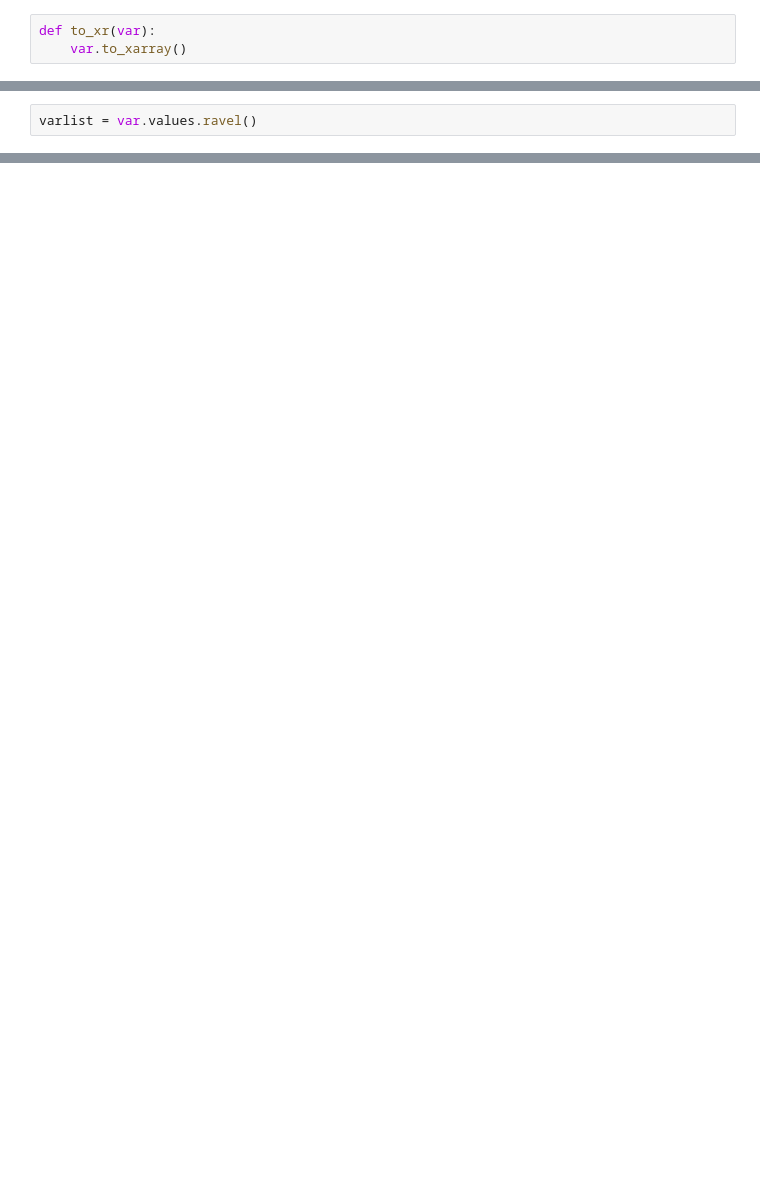
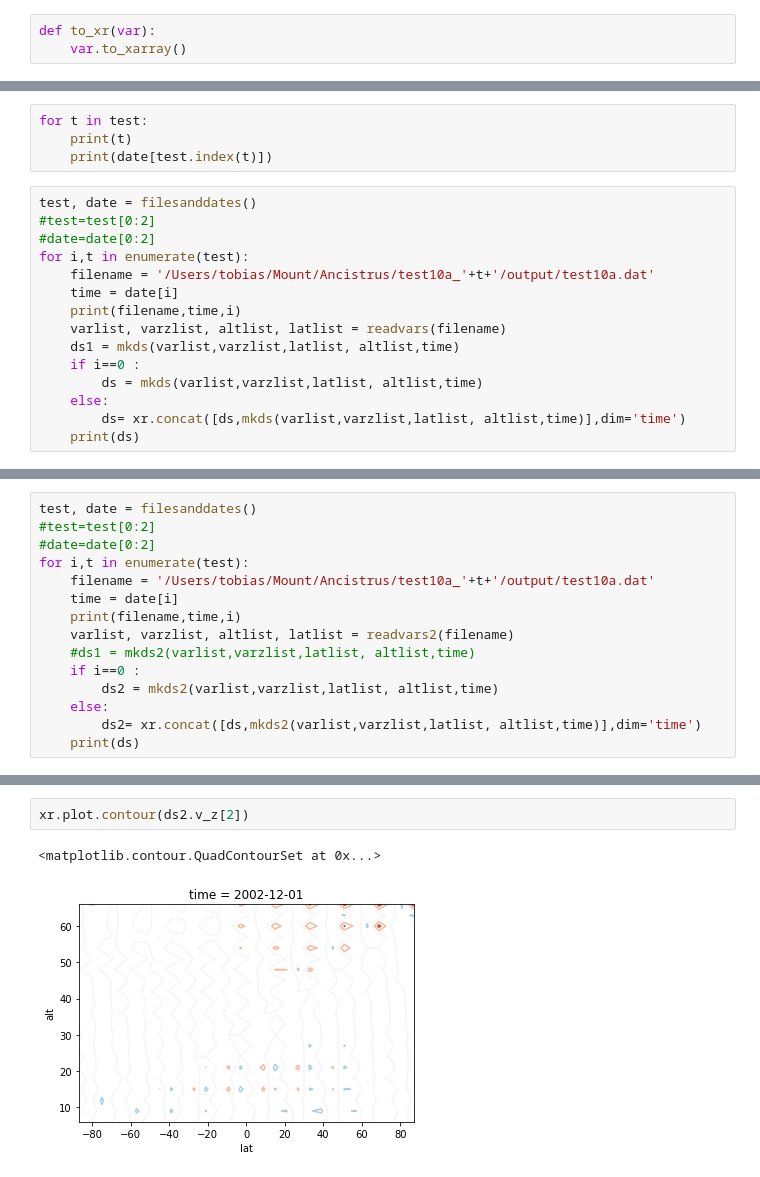
Before and after one commit to imk-toolkit/imk-toolkit, a Jupyter notebook: imktk/imktk/dataarray_methods/ancistrus.ipynb, the cells around one changed output, grey strips where cells are left out. Saved outputs shown, nothing was run; the diff lists cells and outputs as text; blank space fills up the shorter version.

Commit message:
Reading routine for all ancistrus files
Changed reading routine to be able to read all the ancistrus files.

```diff
--- a/imktk/imktk/dataarray_methods/ancistrus.ipynb
+++ b/imktk/imktk/dataarray_methods/ancistrus.ipynb
@@ -42,2 +81,0 @@ array([], dtype=float64)
-# %%
-varlist = var.values.ravel()
@@ -56,0 +172,19 @@ data_set["Temperature"]=(['x', 'y', 'time'],  temp)
+# %%
+for t in test:
+    print(t)
+    print(date[test.index(t)])
+# %%
+test, date = filesanddates()
+#test=test[0:2]
+#date=date[0:2]
+for i,t in enumerate(test):
+    filename = '/Users/tobias/Mount/Ancistrus/test10a_'+t+'/output/test10a.dat'
+    time = date[i]
+    print(filename,time,i)
+    varlist, varzlist, altlist, latlist = readvars(filename)
+    ds1 = mkds(varlist,varzlist,latlist, altlist,time)
+    if i==0 :
+        ds = mkds(varlist,varzlist,latlist, altlist,time)
+    else:
+        ds= xr.concat([ds,mkds(varlist,varzlist,latlist, altlist,time)],dim='time')
+    print(ds)
@@ -56,0 +324,15 @@ data_set["Temperature"]=(['x', 'y', 'time'],  temp)
+# %%
+test, date = filesanddates()
+#test=test[0:2]
+#date=date[0:2]
+for i,t in enumerate(test):
+    filename = '/Users/tobias/Mount/Ancistrus/test10a_'+t+'/output/test10a.dat'
+    time = date[i]
+    print(filename,time,i)
+    varlist, varzlist, altlist, latlist = readvars2(filename)
+    #ds1 = mkds2(varlist,varzlist,latlist, altlist,time)
+    if i==0 :
+        ds2 = mkds2(varlist,varzlist,latlist, altlist,time)
+    else:
+        ds2= xr.concat([ds,mkds2(varlist,varzlist,latlist, altlist,time)],dim='time')
+    print(ds)
@@ -56,0 +481,5 @@ data_set["Temperature"]=(['x', 'y', 'time'],  temp)
+# %%
+xr.plot.contour(ds2.v_z[2])
+# %% [output]
+<matplotlib.contour.QuadContourSet at 0x...>
+[figure, added]
```
Also changed, not shown: parts of 18 cells of this notebook.
